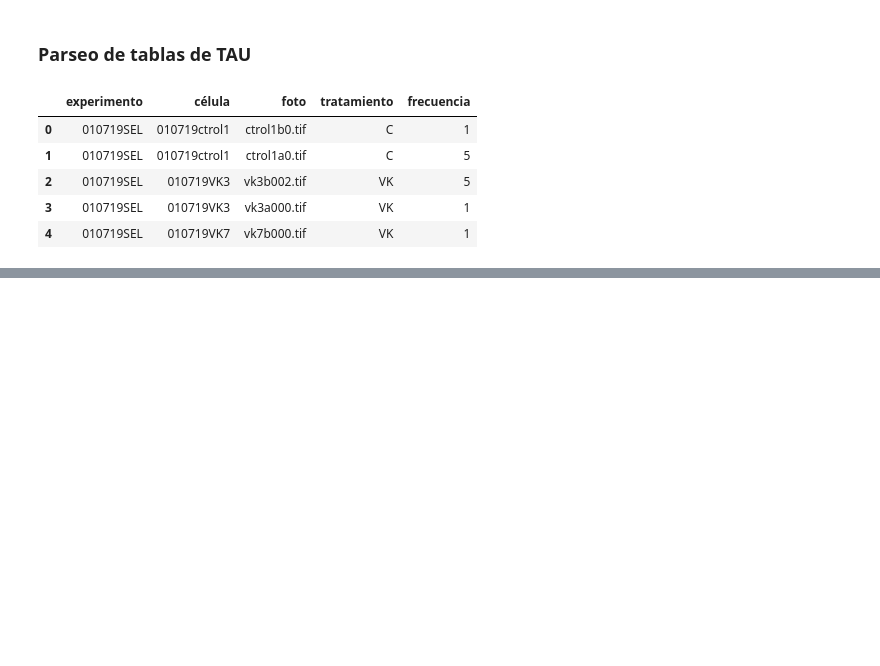
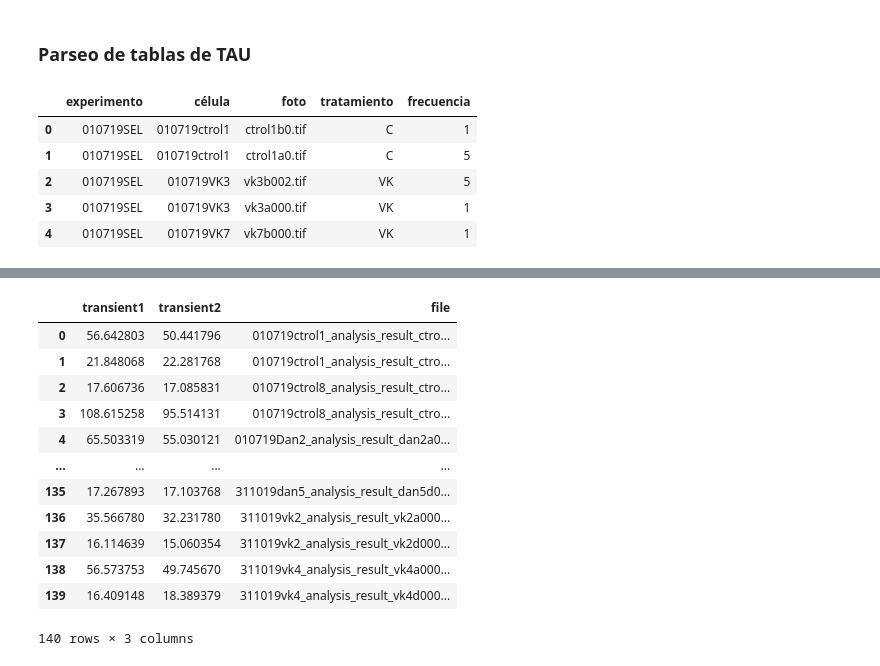
Before and after one commit to CardiAP/DesktopApp, a Jupyter notebook: filtrado.ipynb, the cells around one changed output, grey strips where cells are left out. Saved outputs shown, nothing was run; the diff lists cells and outputs as text; code cells hidden in the pictures; blank space fills up the shorter version.

```diff
--- a/filtrado.ipynb
+++ b/filtrado.ipynb
@@ -567,0 +621,16 @@ sns.swarmplot(data=df, linewidth=2)
+# %%
+tau_file
+# %% [output]
+|  | transient1 | transient2 | file |
+| 0 | 56.642803 | 50.441796 | 010719ctrol1_analysis_result_ctro... |
+| 1 | 21.848068 | 22.281768 | 010719ctrol1_analysis_result_ctro... |
+| 2 | 17.606736 | 17.085831 | 010719ctrol8_analysis_result_ctro... |
+| 3 | 108.615258 | 95.514131 | 010719ctrol8_analysis_result_ctro... |
+| 4 | 65.503319 | 55.030121 | 010719Dan2_analysis_result_dan2a0... |
+| ... | ... | ... | ... |
+| 135 | 17.267893 | 17.103768 | 311019dan5_analysis_result_dan5d0... |
+| 136 | 35.566780 | 32.231780 | 311019vk2_analysis_result_vk2a000... |
+| 137 | 16.114639 | 15.060354 | 311019vk2_analysis_result_vk2d000... |
+| 138 | 56.573753 | 49.745670 | 311019vk4_analysis_result_vk4a000... |
+| 139 | 16.409148 | 18.389379 | 311019vk4_analysis_result_vk4d000... |
+140 rows × 3 columns
```
Also changed, not shown: parts of 15 cells of this notebook.
